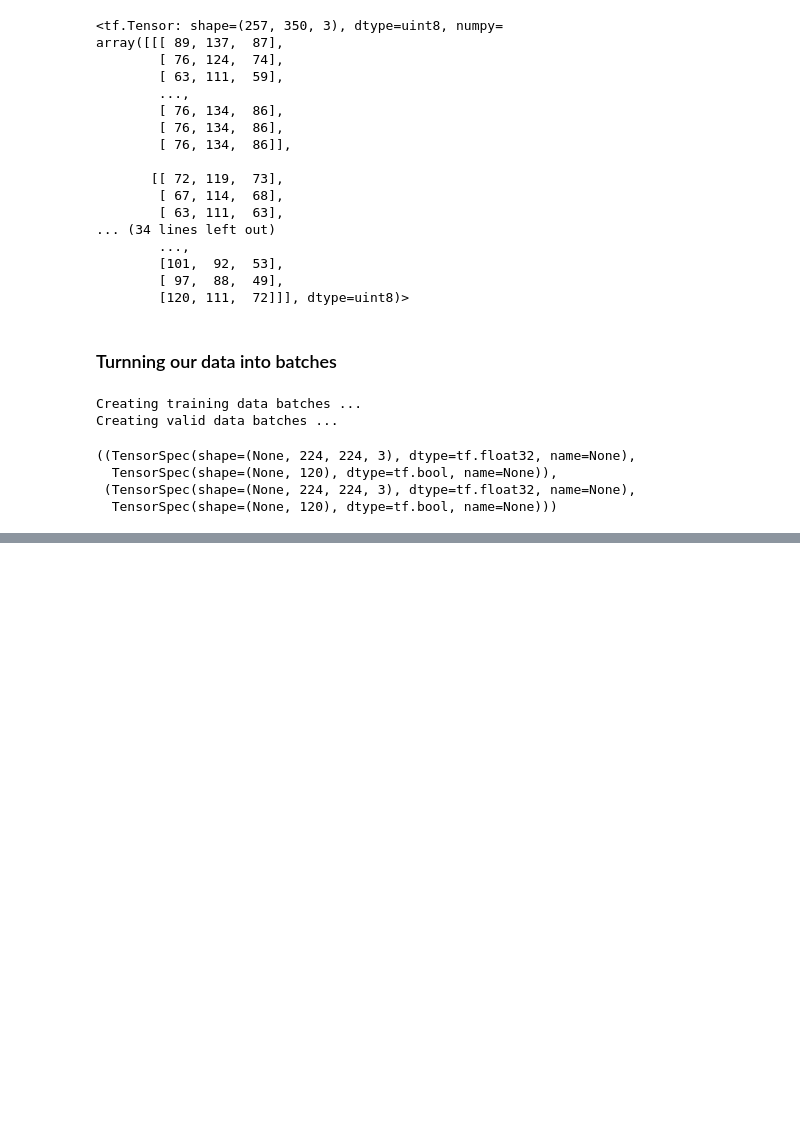
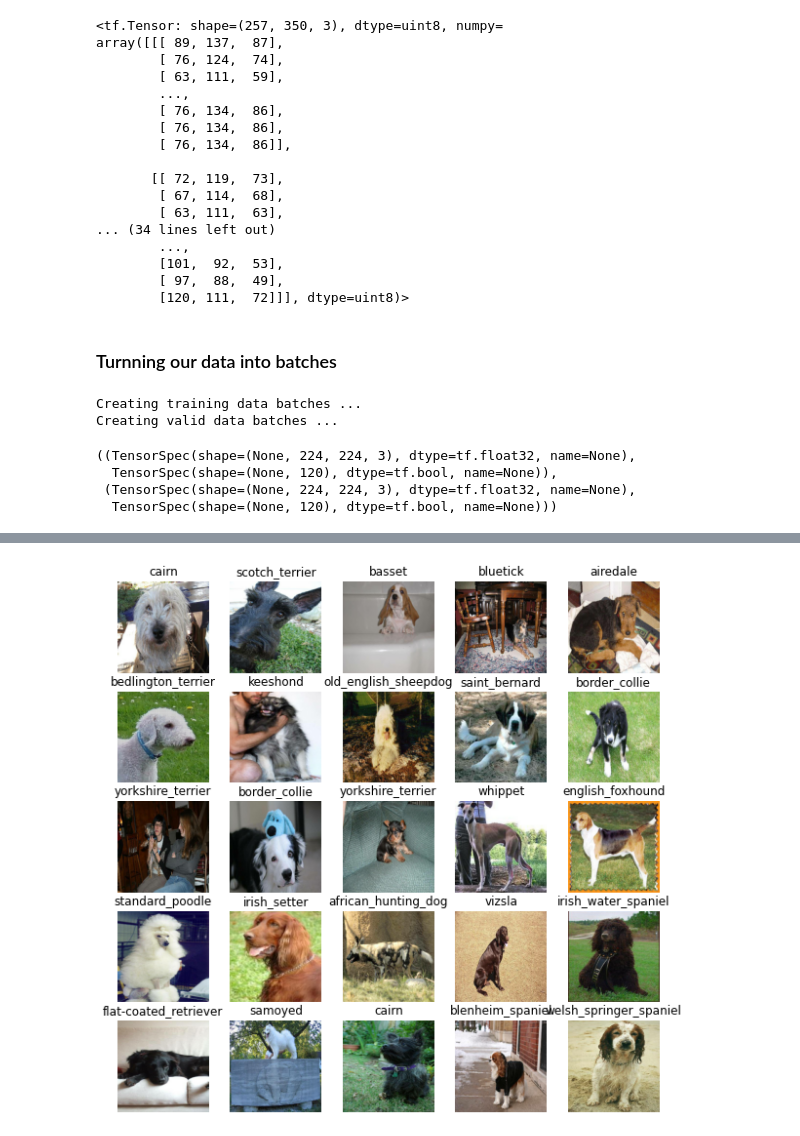
Before and after one commit to aliazani/machine-learning, a Jupyter notebook: 6-projects/3-dog-vision/dog_vision.ipynb, the cells around one changed output, grey strips where cells are left out. Drawn from its saved outputs; the diff is of its cells as text; code cells hidden in the pictures; blank space fills up the shorter version.

```diff
--- a/6-projects/3-dog-vision/dog_vision.ipynb
+++ b/6-projects/3-dog-vision/dog_vision.ipynb
@@ -384,0 +413,6 @@ train_data.element_spec, valid_data.element_spec
+# %%
+# visualize our validation sets
+valid_images, valid_labels = next(valid_data.as_numpy_iterator())
+show_25_images(valid_images, valid_labels)
+# %% [output]
+[figure, added]
```
Also changed, not shown: parts of 10 cells of this notebook.
